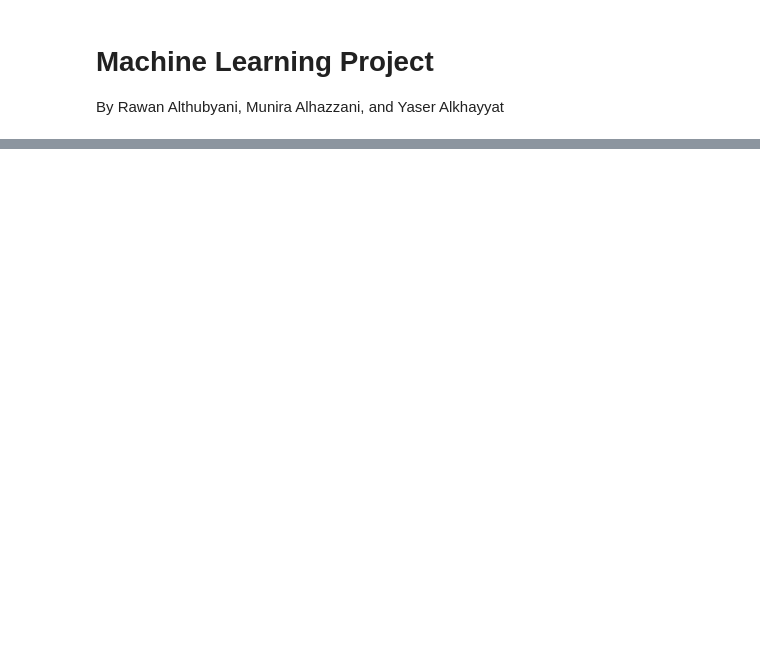
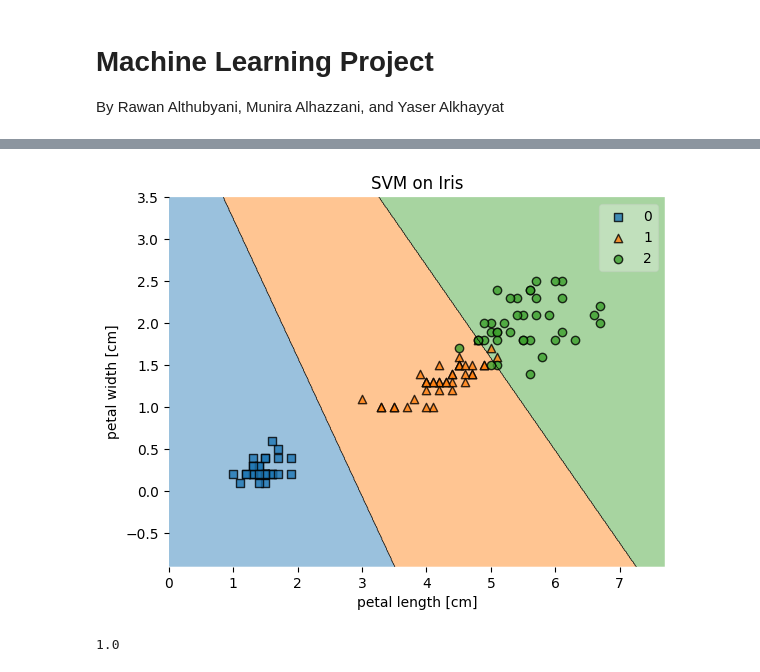
Before and after one commit to YaserKhy/ML_PROJECT_T5, a Jupyter notebook: ML_project.ipynb, the cells around one changed output, grey strips where cells are left out. Drawn from its saved outputs; the diff is of its cells as text; code cells hidden in the pictures; blank space fills up the shorter version.

```diff
--- a/ML_project.ipynb
+++ b/ML_project.ipynb
@@ -59,0 +161,3 @@ iris = datasets.load_iris()
+# %%
+from sklearn.model_selection import train_test_split
+X_train, X_test, y_train, y_test = train_test_split(X,y,test_size=0.2,random_state=42)
@@ -59,0 +229,16 @@ iris = datasets.load_iris()
+# %%
+# Baseline model building and evaluation
+
+from sklearn.linear_model import LogisticRegression
+
+# model instantiation
+logistic_clf = LogisticRegression()
+
+# model training
+logistic_clf.fit(X_train,y_train)
+
+# model prediction
+y_pred_logistic = logistic_clf.predict(X_test)
+
+# accuracy : correct predictions percentage
+accuracy_score(y_pred_logistic,y_test)
@@ -59,0 +254,28 @@ iris = datasets.load_iris()
+# %%
+from sklearn.svm import SVC
+from mlxtend.plotting import plot_decision_regions
+
+X_petal = X_train.loc[:,['petal length (cm)', 'petal width (cm)']]
+
+# model instantiation
+svc_clf = SVC(C=0.5, kernel='linear')
+
+# model training
+svc_clf.fit(X_petal, y_train)
+
+# # Plotting decision regions
+plot_decision_regions(X_petal.to_numpy(), y_train.to_numpy(), clf=svc_clf)
+
+# # Adding axes annotations
+plt.xlabel('petal length [cm]')
+plt.ylabel('petal width [cm]')
+plt.title('SVM on Iris')
+plt.show()
+# %% [output]
+[figure, added]
+# %%
+y_petal_pred = svc_clf.predict(X_test.loc[:,['petal length (cm)', 'petal width (cm)']])
+svc_accuracy = accuracy_score(y_petal_pred,y_test)
+svc_accuracy
+# %% [output]
+1.0
```
Also changed, not shown: parts of 49 cells of this notebook.
